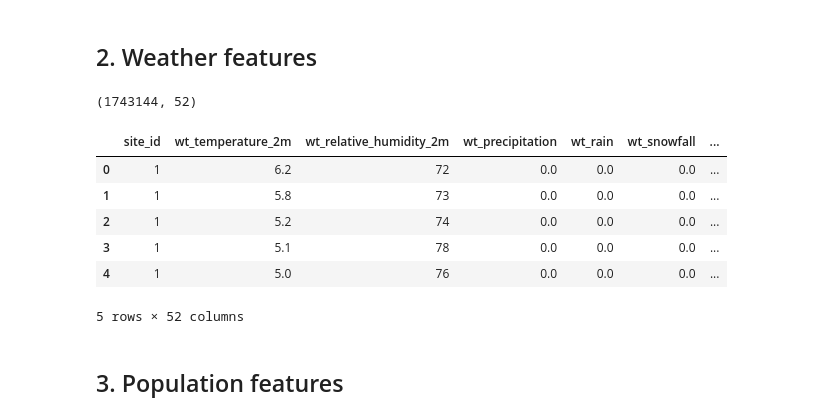
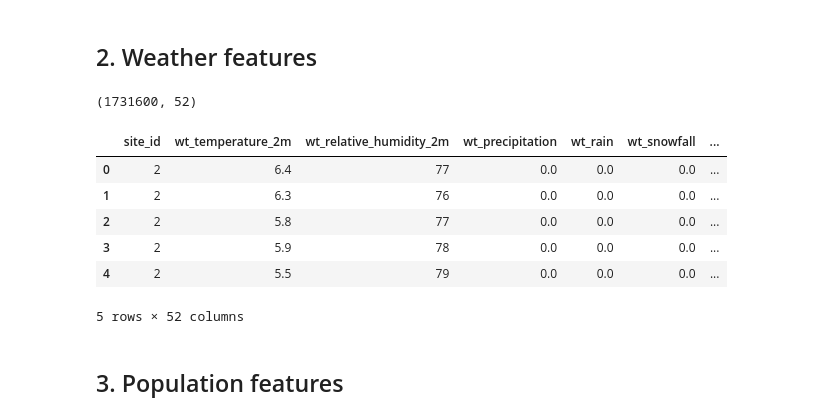
Before and after one commit to haleyen/mda_project, a Jupyter notebook: final_submission_group9/final_code.ipynb, the cells around one changed output. Cells and saved outputs as stored; diff of their text form; code cells hidden in the pictures.

```diff
--- a/final_submission_group9/final_code.ipynb
+++ b/final_submission_group9/final_code.ipynb
@@ -32,9 +34,10 @@ PATH_TRAFFIC          = os.path.join(BASE_DIR, "../data/traffic/")
 FILEPATH_RICH         = os.path.join(BASE_DIR, "../data/richtingen.csv")
 FILEPATH_SITE         = os.path.join(BASE_DIR, "../data/sites.csv")
 
-FILEPATH_INFRA        = PATH_EXTRA_DATA + "sites_enriched_clean.csv"
+FILEPATH_INFRA        = PATH_EXTRA_DATA + "sites_enriched_clean_new.csv"
+
 FILEPATH_POP_TIF      = PATH_EXTRA_DATA + "bel_pop_2025_CN_100m_R2025A_v1.tif"
-FILEPATH_WEATHER      = PATH_EXTRA_DATA + "site_id_weather_output_new.csv"
+FILEPATH_WEATHER      = PATH_EXTRA_DATA + "site_id_weather_output.csv"
 
 TRAFFIC_COLS  = ['site_id', 'direction', 'type', 'from', 'to', 'count']
 RICH_COLS     = ['site_id', 'direction', 'name']
@@ -633,18 +633,18 @@ Done 2026-03
 ## 2. Weather features
 # %%
 df_fts_weather_lag = mda_lib.compute_weather_features(df_weather)
-# df_fts_weather_lag.to_csv("feature/df_fts_weather_lag.csv", index=False)
+df_fts_weather_lag.to_csv("feature/df_fts_weather_lag.csv", index=False)
 
 print(df_fts_weather_lag.shape)
 df_fts_weather_lag.head()
 # %% [output]
-(1743144, 52)
+(1731600, 52)
 |  | site_id | wt_temperature_2m | wt_relative_humidity_2m | wt_precipitation | wt_rain | wt_snowfall | ... |
-| 0 | 1 | 6.2 | 72 | 0.0 | 0.0 | 0.0 | ... |
-| 1 | 1 | 5.8 | 73 | 0.0 | 0.0 | 0.0 | ... |
-| 2 | 1 | 5.2 | 74 | 0.0 | 0.0 | 0.0 | ... |
-| 3 | 1 | 5.1 | 78 | 0.0 | 0.0 | 0.0 | ... |
-| 4 | 1 | 5.0 | 76 | 0.0 | 0.0 | 0.0 | ... |
+| 0 | 2 | 6.4 | 77 | 0.0 | 0.0 | 0.0 | ... |
+| 1 | 2 | 6.3 | 76 | 0.0 | 0.0 | 0.0 | ... |
+| 2 | 2 | 5.8 | 77 | 0.0 | 0.0 | 0.0 | ... |
+| 3 | 2 | 5.9 | 78 | 0.0 | 0.0 | 0.0 | ... |
+| 4 | 2 | 5.5 | 79 | 0.0 | 0.0 | 0.0 | ... |
 5 rows × 52 columns
 # %% [markdown]
 ## 3. Population features
```
Also changed, not shown: parts of 97 cells of this notebook.
